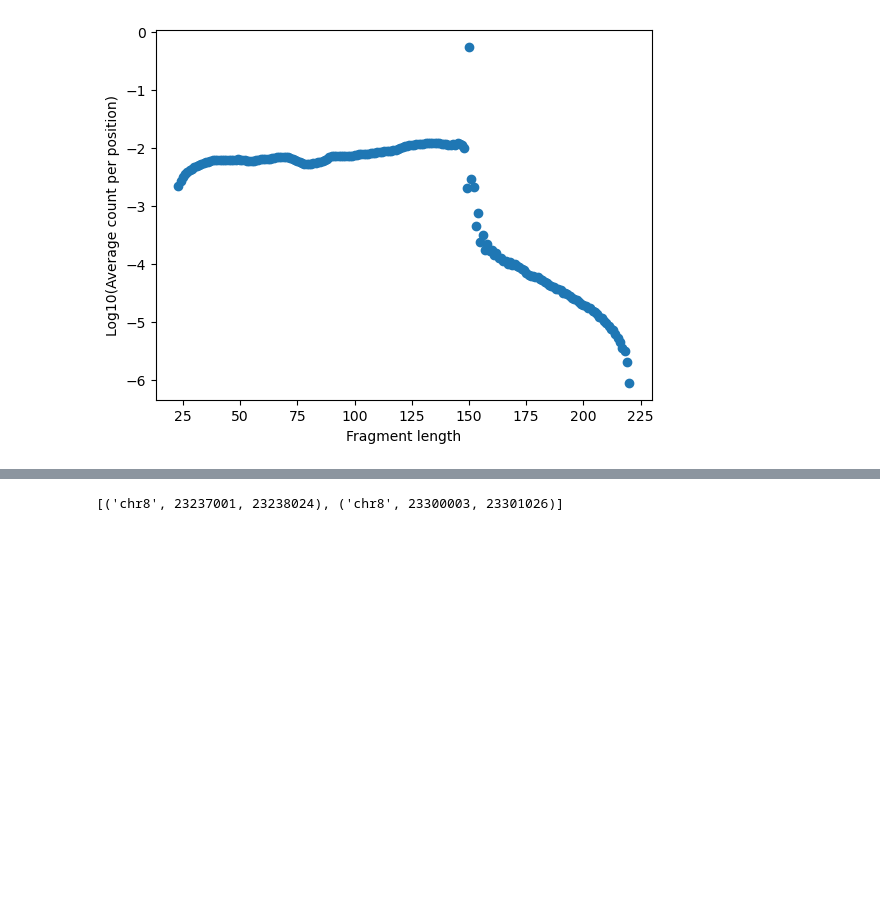
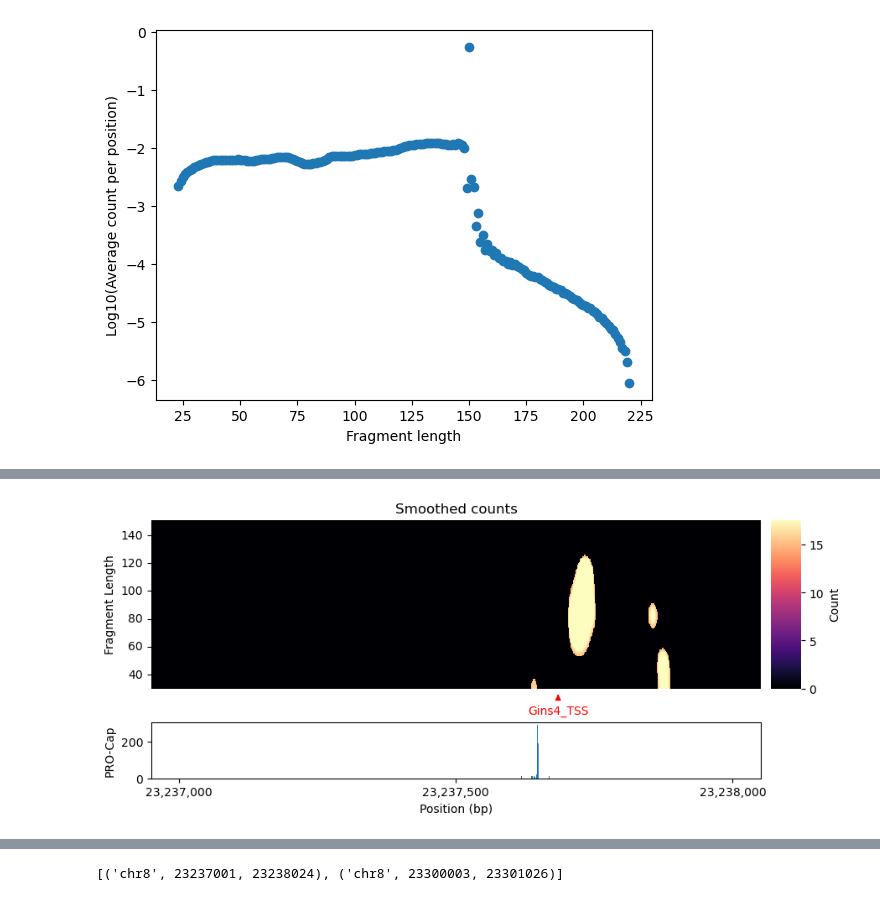
Before and after one commit to aryeelab/foci-3d, a Jupyter notebook: code/footprint_to_procap.ipynb, the cells around one changed output, grey strips where cells are left out. Cells and saved outputs as stored; diff of their text form; code cells hidden in the pictures; blank space fills up the shorter version.

```diff
--- a/code/footprint_to_procap.ipynb
+++ b/code/footprint_to_procap.ipynb
@@ -78,0 +83,7 @@ plot_count_matrix(footprint, named_positions=markers, tracks = {'PRO-Cap': proca
+# %%
+footprint_thresholded = footprint.copy(deep=True)
+footprint_thresholded[footprint_thresholded < 15] = 0
+
+plot_count_matrix(footprint_thresholded, named_positions=markers, tracks = {'PRO-Cap': procap}, title='Smoothed counts', xtick_spacing=500)
+# %% [output]
+[figure, added]
```
Also changed, not shown: parts of 8 cells of this notebook, 1 other file.
